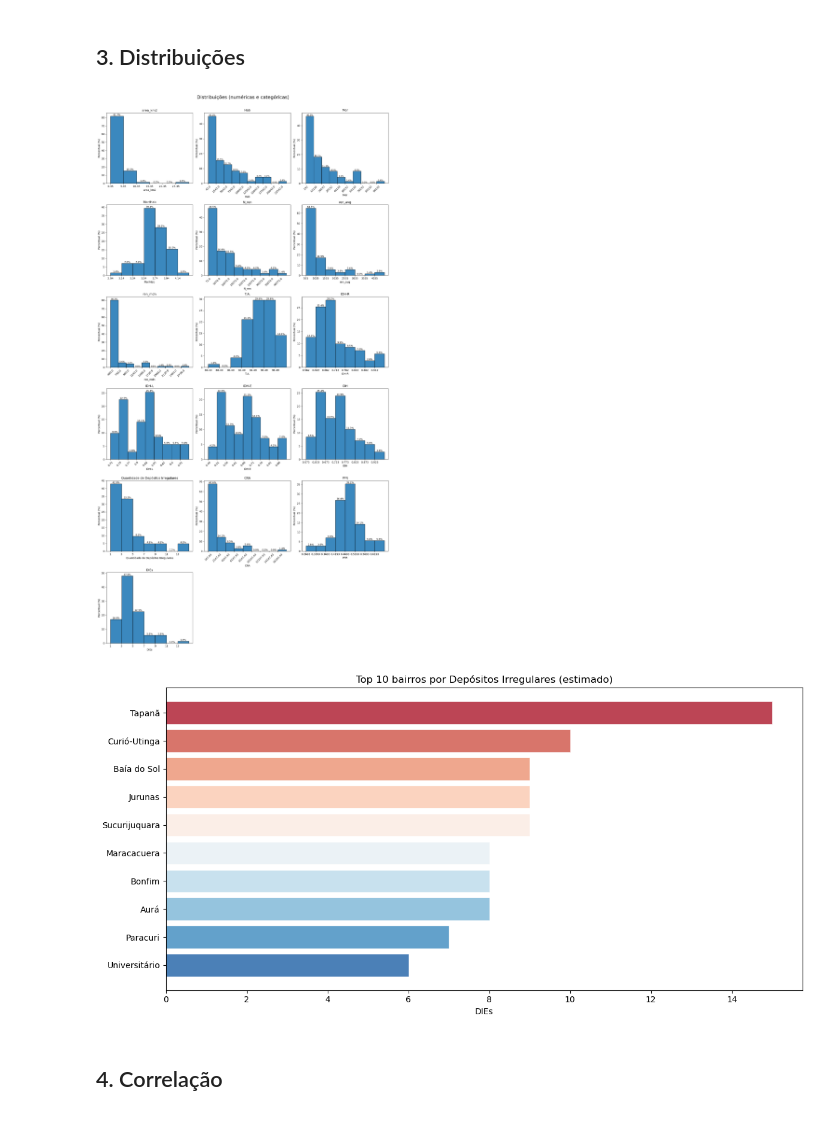
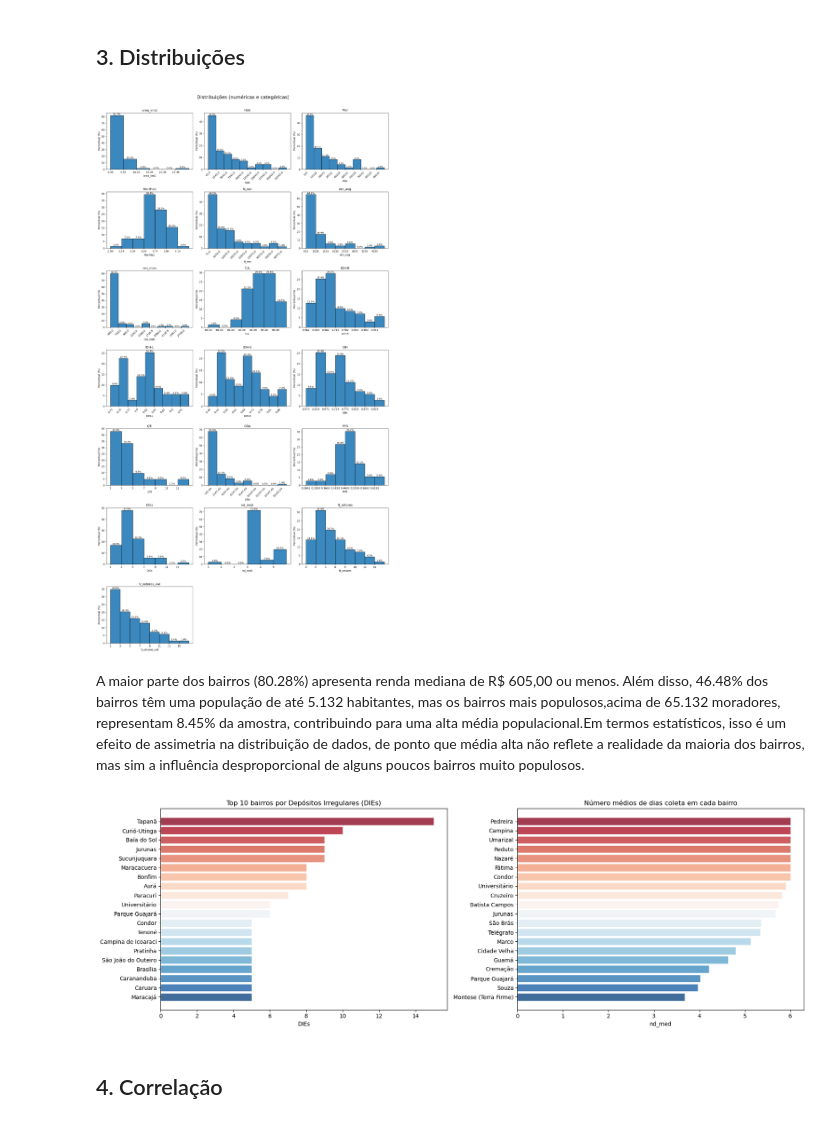
Before and after one commit to albertoakel/data_ambiental, a Jupyter notebook: notebook/EDA.ipynb, the cells around one changed output. Saved outputs shown, nothing was run; the diff lists cells and outputs as text; code cells hidden in the pictures.

```diff
--- a/notebook/EDA.ipynb
+++ b/notebook/EDA.ipynb
@@ -72,10 +72,16 @@ sns.color_palette(color)
 # ---------------------------
 # 0) carregue os arquivos (ajuste paths)
 # ---------------------------
-path_proc = "/home/akel/PycharmProjects/Data_ambiental/data/process/"
+path = "/home/akel/PycharmProjects/Data_ambiental/data/process/"
 
-dfo = pd.read_csv(path_proc + "tabela_total_com_DIEs.csv").rename(columns={'Quantidade de Depósitos Irregulares':'QTI','Depósitos Irregulares est.': 'DIEs',})
+dfo = pd.read_csv(path + "tabela_total_com_DIEs.csv").rename(columns={'Quantidade de Depósitos Irregulares':'QTI','Depósitos Irregulares est.': 'DIEs',})
+
+df2 = pd.read_csv(path + "Bairros_Ncoleta.csv")
+
 
 features=dfo.drop(['Bairro','DIEs'], axis=1).columns
+
+dfo = dfo.merge(df2, on="Bairro", how="left")
+
 dfo.head(5)
 # %% [output]
@@ -128,23 +135,39 @@ inital_describe(dfo)
 # %% [markdown]
 ## 3. Distribuições
 # %%
-out=mult_plt2(dfo.drop('Bairro', axis=1),max_bins=10,figsize=(16, 30))
+out=mult_plt2(dfo.drop('Bairro', axis=1).select_dtypes(include=['number']),max_bins=10,figsize=(16, 30))
 # %% [output]
-[figure, old version]
+[figure, new version]
+# %% [markdown]
+A maior parte dos bairros (80.28%) apresenta renda mediana de R\$ 605,00 ou menos. Além disso, 46.48% dos bairros têm uma população  de até 5.132 habitantes, mas os bairros mais populosos,acima de 65.132 moradores, representam 8.45% da amostra, contribuindo para uma alta média populacional.Em termos estatísticos, isso é um efeito de assimetria na distribuição de dados, de ponto que  média alta não reflete a realidade da maioria dos bairros, mas sim a influência desproporcional de alguns poucos bairros muito populosos.
 # %%
-color = sns.color_palette('RdBu_r',16)
-gradient_colors = sns.color_palette('RdBu_r', n_colors=10)
 
-plt.figure(figsize=(12,6))
-# barra dos top 20 bairros por DIEs
-top10 = dfo.sort_values(by="DIEs", ascending=False).head(10)
-plt.barh(top10["Bairro"][::-1], top10["DIEs"][::-1],color=gradient_colors, alpha=0.8, edgecolor='white', linewidth=0.5)
-plt.xlabel("DIEs")
-plt.title("Top 10 bairros por Depósitos Irregulares (estimado)")
+# Definir as cores
+color = sns.color_palette('RdBu_r', 16)
+gradient_colors = sns.color_palette('RdBu_r', n_colors=20)
+
+# Criar figura com subplots lado a lado
+fig, (ax1, ax2) = plt.subplots(1, 2, figsize=(18, 6))
+
+# Subplot 1: Top 10 bairros por DIEs
+top10_dies = dfo.sort_values(by="DIEs", ascending=False).head(20)
+ax1.barh(top10_dies["Bairro"][::-1], top10_dies["DIEs"][::-1],
+         color=gradient_colors, alpha=0.8, edgecolor='white', linewidth=0.5)
+ax1.set_xlabel("DIEs")
+ax1.set_title("Top 10 bairros por Depósitos Irregulares (DIEs)")
+
+# Subplot 2: Top 10 bairros por nd_med
+top10_nd = dfo.sort_values(by="nd_med", ascending=False).head(20)
+ax2.barh(top10_nd["Bairro"][::-1], top10_nd["nd_med"][::-1],
+         color=gradient_colors, alpha=0.8, edgecolor='white', linewidth=0.5)
+ax2.set_xlabel("nd_med")
+ax2.set_title("Número médios de dias coleta em cada bairro")
+
+# Ajustar layout
 plt.tight_layout()
 plt.show()
 # %% [output]
-[figure, old version]
+[figure, new version]
 # %% [markdown]
 ## 4. Correlação
 # %%
```
Also changed, not shown: parts of 8 cells of this notebook, 4 other files.
